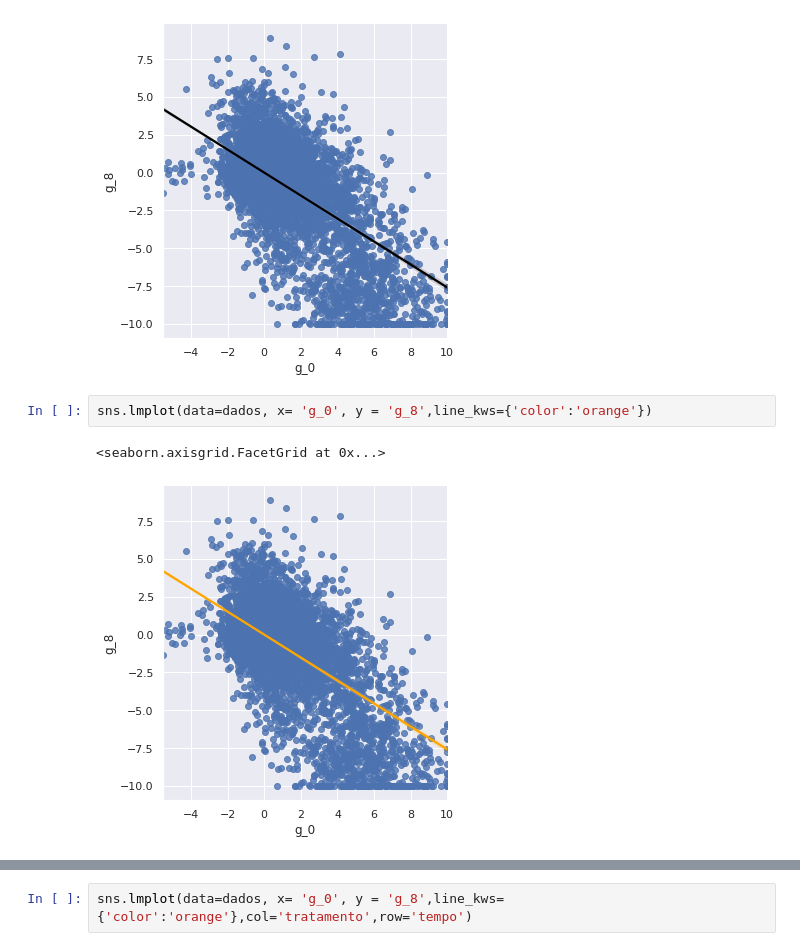
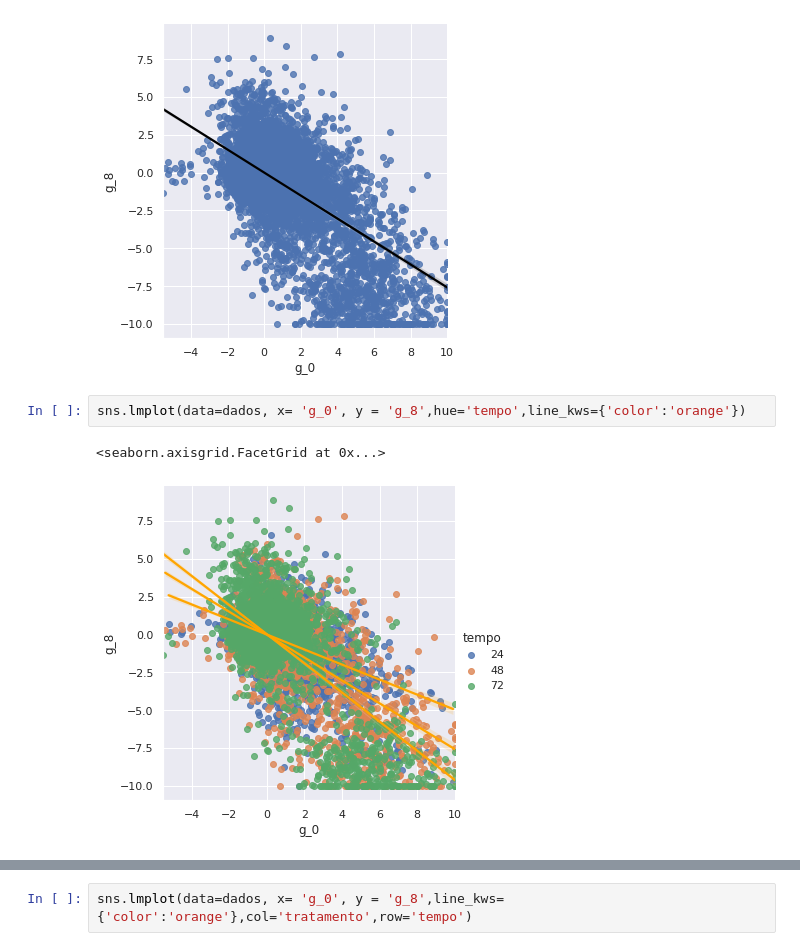
Before and after one commit to aruanalucena/New-Drug-Discovery-Project, a Jupyter notebook: Imersão_Dados_Aula01_02_03.ipynb, the cells around one changed output, grey strips where cells are left out. Cells and saved outputs as stored; diff of their text form.

```diff
--- a/Imersão_Dados_Aula01_02_03.ipynb
+++ b/Imersão_Dados_Aula01_02_03.ipynb
@@ -853,8 +852,8 @@ sns.lmplot(data=dados, x= 'g_0', y = 'g_8',line_kws={'color':'black'})
 <seaborn.axisgrid.FacetGrid at 0x...>
 [figure]
 # %%
-sns.lmplot(data=dados, x= 'g_0', y = 'g_8',line_kws={'color':'orange'})
+sns.lmplot(data=dados, x= 'g_0', y = 'g_8',hue='tempo',line_kws={'color':'orange'})
 # %% [output]
 <seaborn.axisgrid.FacetGrid at 0x...>
-[figure, old version]
+[figure, new version]
 # %%
```
Also changed, not shown: parts of 4 cells of this notebook.
